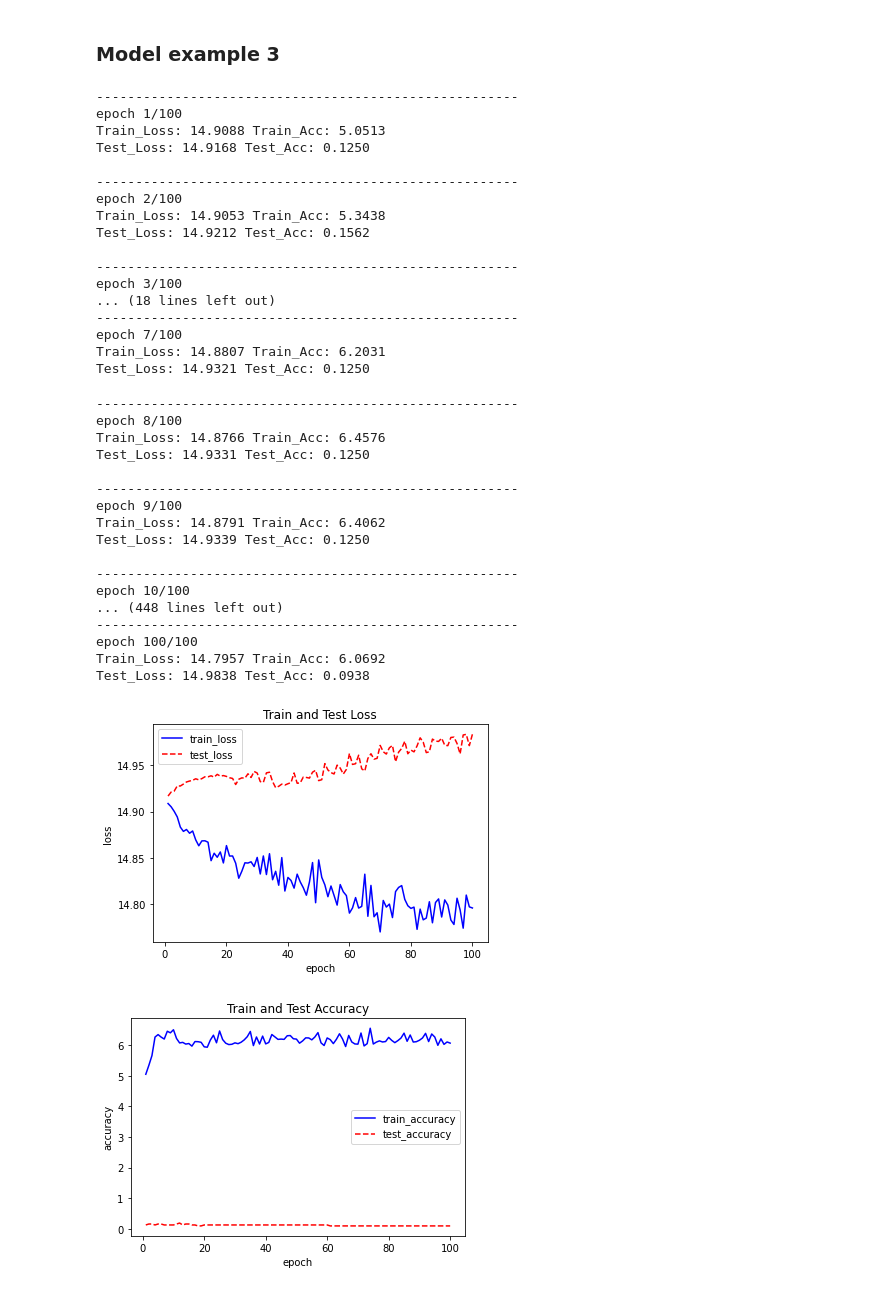
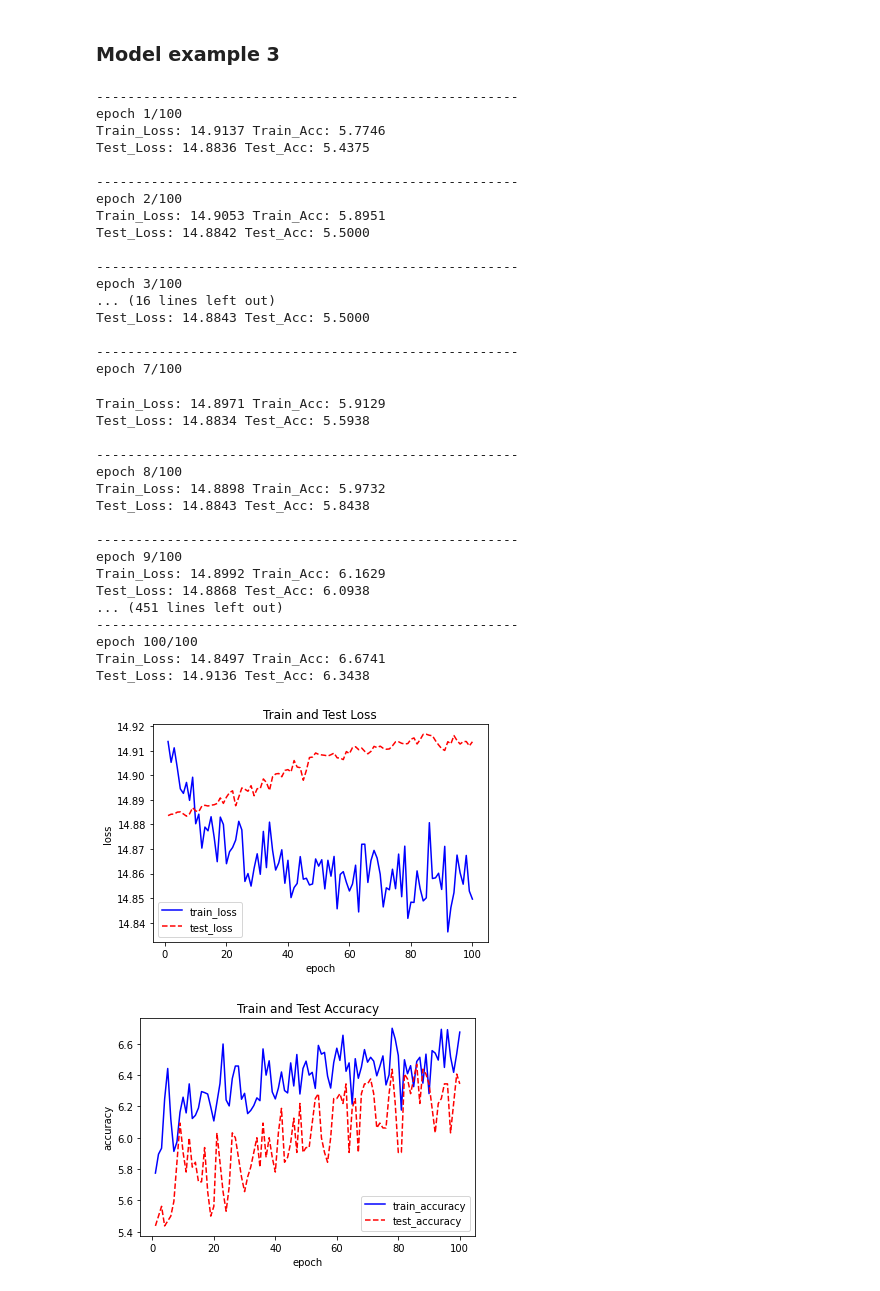
Before and after one commit to Vinnesta/l45-music-gnn, a Jupyter notebook: L45_Mozart_is_a_GNN.ipynb, the cells around one changed output. Saved outputs shown, nothing was run; the diff lists cells and outputs as text; code cells hidden in the pictures.

```diff
--- a/L45_Mozart_is_a_GNN.ipynb
+++ b/L45_Mozart_is_a_GNN.ipynb
@@ -224,8 +223,9 @@ for i in range(epoch):
         data = data.to(device)
         label = label.to(device)
         optimizer.zero_grad()
+        #print(data.shape)
         y_pred_prob = net(data)
-        #print(y_pred_prob)
+        #print(y_pred_prob.shape)
         loss = criterion(y_pred_prob,label)
         loss.backward()
         optimizer.step()
@@ -245,7 +245,7 @@ for i in range(epoch):
             y_pred_prob = net(data)
             loss = criterion(y_pred_prob,label)
             test_loss += loss.item()
-            y_pred = torch.max(y_pred_prob,1)[1]
+            y_pred = torch.max(y_pred_prob,2)[1]
             label_max = torch.max(label)
             test_acc += torch.sum(y_pred==label_max).item()/len(label)
     batch_test_loss = test_loss/len(valid_dataloader)
@@ -381,7 +366,7 @@ for i in range(epoch):
             y_pred_prob = net(data)
             loss = criterion(y_pred_prob,label)
             test_loss += loss.item()
-            y_pred = torch.max(y_pred_prob,1)[1]
+            y_pred = torch.max(y_pred_prob,2)[1]
             label_max = torch.max(label)
             test_acc += torch.sum(y_pred==label_max).item()/len(label)
     batch_test_loss = test_loss/len(valid_dataloader)
@@ -505,6 +490,7 @@ for i in range(epoch):
         loss.backward()
         optimizer.step()
         train_loss += loss.item()
+        # max in dim 2 because of shape (batch, nodes, feats)
         y_pred = torch.max(y_pred_prob,2)[1]                        #[1] is indicies of the resulting tensor
         label_max = torch.max(label)
         #print(y_pred.shape,label.shape)
@@ -516,11 +502,13 @@ for i in range(epoch):
     with torch.no_grad():
         for data,label in valid_dataloader:
             data = data.to(device)
+            #print(data.shape)
             label = label.to(device)
             y_pred_prob = net(data)
             loss = criterion(y_pred_prob,label)
             test_loss += loss.item()
-            y_pred = torch.max(y_pred_prob,1)[1]
+            # max in dim 2 because of shape (batch, nodes, feats)
+            y_pred = torch.max(y_pred_prob,2)[1]
             label_max = torch.max(label)
             test_acc += torch.sum(y_pred==label_max).item()/len(label)
     batch_test_loss = test_loss/len(valid_dataloader)
@@ -540,49 +528,49 @@ plt.xlabel("epoch")
 plt.ylabel("loss")
 plt.plot(range(1,epoch+1),train_loss_list,color="b",linestyle="-",label="train_loss")
 plt.plot(range(1,epoch+1),test_loss_list,color="r",linestyle="--",label="test_loss")
 plt.legend()
 plt.figure()
 plt.title("Train and Test Accuracy")
 plt.xlabel("epoch")
 plt.ylabel("accuracy")
 plt.plot(range(1,epoch+1),train_acc_list,color="b",linestyle="-",label="train_accuracy")
 plt.plot(range(1,epoch+1),test_acc_list,color="r",linestyle="--",label="test_accuracy")
 plt.legend()
 plt.show()
 # %% [output]
 ------------------------------------------------------
 epoch 1/100
-Train_Loss: 14.9088 Train_Acc: 5.0513
-Test_Loss: 14.9168 Test_Acc: 0.1250
+Train_Loss: 14.9137 Train_Acc: 5.7746
+Test_Loss: 14.8836 Test_Acc: 5.4375
 
 ------------------------------------------------------
 epoch 2/100
-Train_Loss: 14.9053 Train_Acc: 5.3438
-Test_Loss: 14.9212 Test_Acc: 0.1562
+Train_Loss: 14.9053 Train_Acc: 5.8951
+Test_Loss: 14.8842 Test_Acc: 5.5000
 
 ------------------------------------------------------
 epoch 3/100
-... (18 lines left out)
+... (16 lines left out)
+Test_Loss: 14.8843 Test_Acc: 5.5000
+
 ------------------------------------------------------
 epoch 7/100
-Train_Loss: 14.8807 Train_Acc: 6.2031
-Test_Loss: 14.9321 Test_Acc: 0.1250
+Train_Loss: 14.8971 Train_Acc: 5.9129
+Test_Loss: 14.8834 Test_Acc: 5.5938
+
 ------------------------------------------------------
 epoch 8/100
-Train_Loss: 14.8766 Train_Acc: 6.4576
-Test_Loss: 14.9331 Test_Acc: 0.1250
+Train_Loss: 14.8898 Train_Acc: 5.9732
+Test_Loss: 14.8843 Test_Acc: 5.8438
 
 ------------------------------------------------------
 epoch 9/100
-Train_Loss: 14.8791 Train_Acc: 6.4062
-Test_Loss: 14.9339 Test_Acc: 0.1250
-
-------------------------------------------------------
-epoch 10/100
-... (448 lines left out)
+Train_Loss: 14.8992 Train_Acc: 6.1629
+Test_Loss: 14.8868 Test_Acc: 6.0938
+... (451 lines left out)
 ------------------------------------------------------
 epoch 100/100
-Train_Loss: 14.7957 Train_Acc: 6.0692
-Test_Loss: 14.9838 Test_Acc: 0.0938
+Train_Loss: 14.8497 Train_Acc: 6.6741
+Test_Loss: 14.9136 Test_Acc: 6.3438
-[figure, old version]
+[figure, new version]
-[figure, old version]
+[figure, new version]
```
Also changed, not shown: parts of 10 cells of this notebook.
